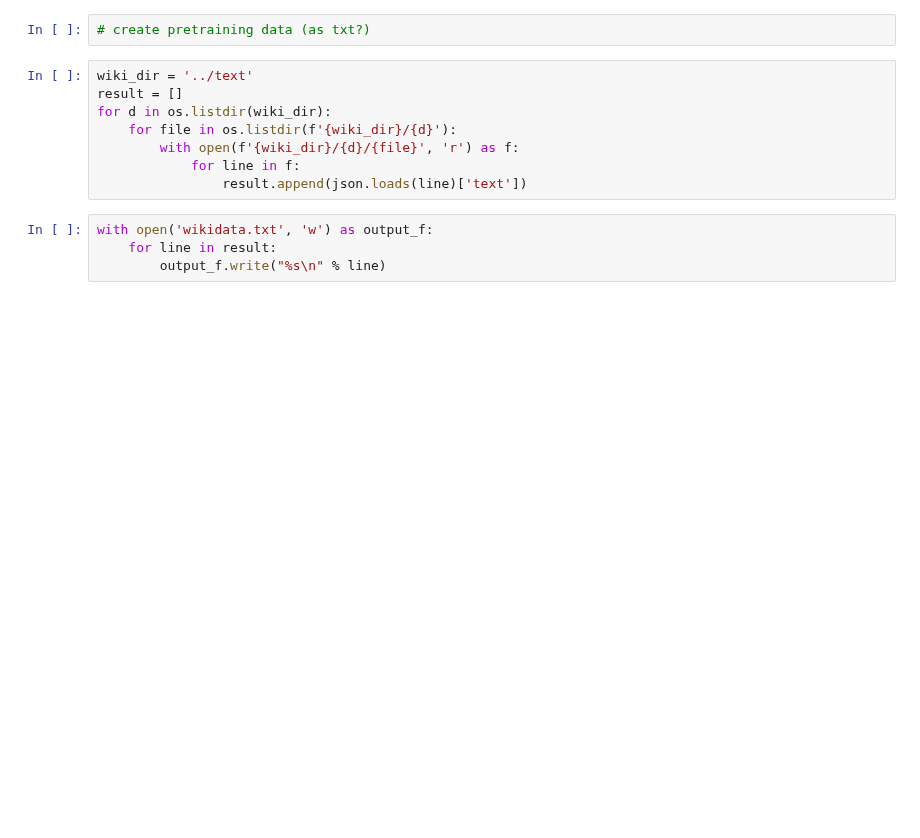
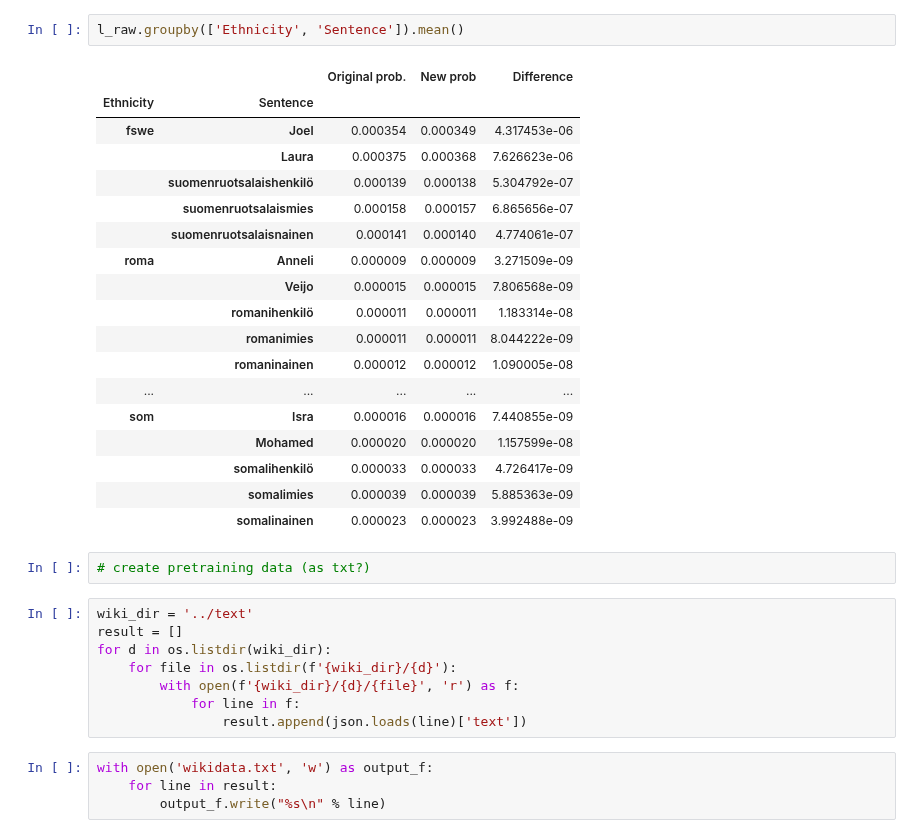
Before and after one commit to hoytnotlit/thesis, a Jupyter notebook: Debiasing.ipynb, the cells around one changed output. Cells and saved outputs as stored; diff of their text form; blank space fills up the shorter version.

```diff
--- a/Debiasing.ipynb
+++ b/Debiasing.ipynb
@@ -49,3 +108,24 @@ visualize.get_sdb_df(l_debiased)
+# %%
+l_raw.groupby(['Ethnicity', 'Sentence']).mean()
+# %% [output]
+|  |  | Original prob. | New prob | Difference |
+| Ethnicity | Sentence |  |  |  |
+| fswe | Joel | 0.000354 | 0.000349 | 4.317453e-06 |
+|  | Laura | 0.000375 | 0.000368 | 7.626623e-06 |
+|  | suomenruotsalaishenkilö | 0.000139 | 0.000138 | 5.304792e-07 |
+|  | suomenruotsalaismies | 0.000158 | 0.000157 | 6.865656e-07 |
+|  | suomenruotsalaisnainen | 0.000141 | 0.000140 | 4.774061e-07 |
+| roma | Anneli | 0.000009 | 0.000009 | 3.271509e-09 |
+|  | Veijo | 0.000015 | 0.000015 | 7.806568e-09 |
+|  | romanihenkilö | 0.000011 | 0.000011 | 1.183314e-08 |
+|  | romanimies | 0.000011 | 0.000011 | 8.044222e-09 |
+|  | romaninainen | 0.000012 | 0.000012 | 1.090005e-08 |
+| ... | ... | ... | ... | ... |
+| som | Isra | 0.000016 | 0.000016 | 7.440855e-09 |
+|  | Mohamed | 0.000020 | 0.000020 | 1.157599e-08 |
+|  | somalihenkilö | 0.000033 | 0.000033 | 4.726417e-09 |
+|  | somalimies | 0.000039 | 0.000039 | 5.885363e-09 |
+|  | somalinainen | 0.000023 | 0.000023 | 3.992488e-09 |
 # %%
 # create pretraining data (as txt?)
 # %%
```
Also changed, not shown: parts of 17 cells of this notebook, 1 other file.
